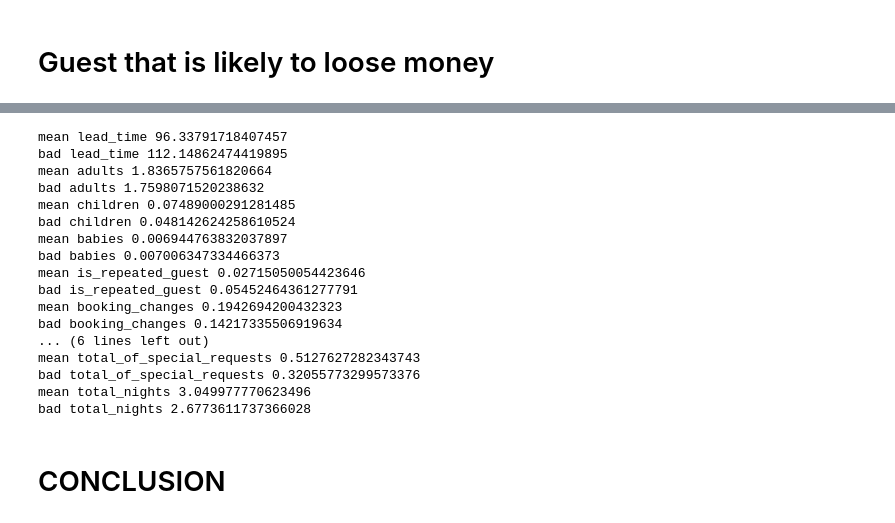
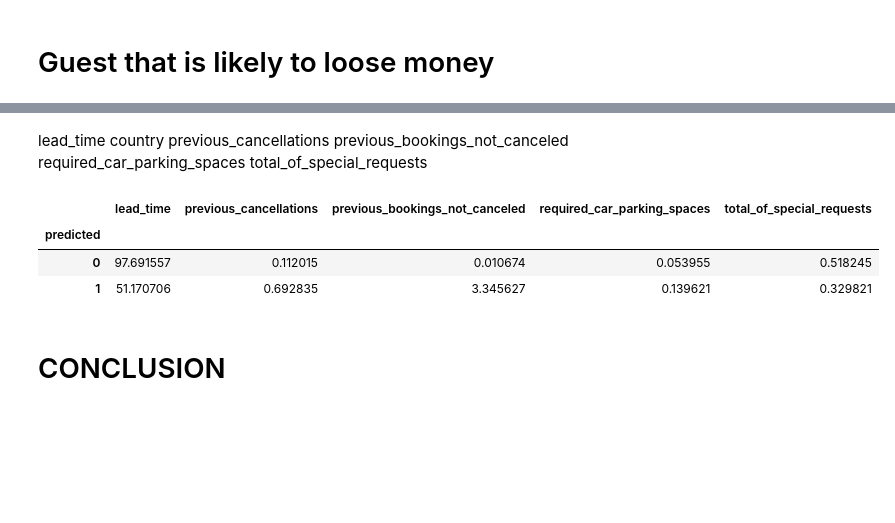
Before and after one commit to vzwork/data_science_project_2, a Jupyter notebook: project_en.ipynb, the cells around one changed output, grey strips where cells are left out. Saved outputs shown, nothing was run; the diff lists cells and outputs as text; code cells hidden in the pictures; blank space fills up the shorter version.

```diff
--- a/project_en.ipynb
+++ b/project_en.ipynb
@@ -1138,13 +1152,13 @@ Money saved: 6479800.0
 # Guest that is likely to loose money
 # %%
 df_train_features = df_train.drop(
-  ['id', 'is_canceled', 'arrival_date_month', 'meal', 'country', 'distribution_channel', 'reserved_room_type', 'customer_type'], axis=1)
+  ['id', 'is_canceled', 'arrival_date_month', 'arrival_date_year', 'meal', 'country', 'distribution_channel', 'reserved_room_type', 'customer_type'], axis=1)
 # %%
 series_predicted = model_tree.predict(df_train_features)
 df_bad_visitor = df_train_features.copy()
 df_bad_visitor['predicted'] = series_predicted
 # %%
-df_bad_visitor = df_bad_visitor[df_bad_visitor['predicted'] == 1]
+# df_bad_visitor = df_bad_visitor[df_bad_visitor['predicted'] == 1]
 # %%
 print(df_train_features.columns)
 # %% [output]
@@ -1159,43 +1176,21 @@ Index(['lead_time', 'arrival_date_year', 'arrival_date_week_number',
-# %%
-print('mean lead_time', df_train_features['lead_time'].mean())
-print('bad lead_time', df_bad_visitor['lead_time'].mean())
-print('mean adults', df_train_features['adults'].mean())
-print('bad adults', df_bad_visitor['adults'].mean())
-print('mean children', df_train_features['children'].mean())
-print('bad children', df_bad_visitor['children'].mean())
-print('mean babies', df_train_features['babies'].mean())
-print('bad babies', df_bad_visitor['babies'].mean())
-print('mean is_repeated_guest', df_train_features['is_repeated_guest'].mean())
-print('bad is_repeated_guest', df_bad_visitor['is_repeated_guest'].mean())
-print('mean booking_changes', df_train_features['booking_changes'].mean())
-print('bad booking_changes', df_bad_visitor['booking_changes'].mean())
-print('mean previous_bookings_not_canceled', df_train_features['previous_bookings_not_canceled'].mean())
-print('bad previous_bookings_not_canceled', df_bad_visitor['previous_bookings_not_canceled'].mean())
-print('mean previous_cancellations', df_train_features['previous_cancellations'].mean())
-print('bad previous_cancellations', df_bad_visitor['previous_cancellations'].mean())
-print('mean required_car_parking_spaces', df_train_features['required_car_parking_spaces'].mean())
-print('bad required_car_parking_spaces', df_bad_visitor['required_car_parking_spaces'].mean())
-print('mean total_of_special_requests', df_train_features['total_of_special_requests'].mean())
-print('bad total_of_special_requests', df_bad_visitor['total_of_special_requests'].mean())
-print('mean total_nights', df_train_features['total_nights'].mean())
-print('bad total_nights', df_bad_visitor['total_nights'].mean())
-# %% [output]
-mean lead_time 96.33791718407457
-bad lead_time 112.14862474419895
-mean adults 1.8365757561820664
-bad adults 1.7598071520238632
-mean children 0.07489000291281485
-bad children 0.048142624258610524
-mean babies 0.006944763832037897
-bad babies 0.007006347334466373
-mean is_repeated_guest 0.02715050054423646
-bad is_repeated_guest 0.05452464361277791
-mean booking_changes 0.1942694200432323
-bad booking_changes 0.14217335506919634
-... (6 lines left out)
-mean total_of_special_requests 0.5127627282343743
-bad total_of_special_requests 0.32055773299573376
-mean total_nights 3.049977770623496
-bad total_nights 2.6773611737366028
+# %% [markdown]
+lead_time
+country
+previous_cancellations
+previous_bookings_not_canceled
+required_car_parking_spaces
+total_of_special_requests
+# %%
+df_bad_visitor[['predicted',
+               'lead_time',
+               'previous_cancellations',
+               'previous_bookings_not_canceled',
+               'required_car_parking_spaces',
+               'total_of_special_requests']].groupby(['predicted']).mean()
+# %% [output]
+|  | lead_time | previous_cancellations | previous_bookings_not_canceled | required_car_parking_spaces | total_of_special_requests |
+| predicted |  |  |  |  |  |
+| 0 | 97.691557 | 0.112015 | 0.010674 | 0.053955 | 0.518245 |
+| 1 | 51.170706 | 0.692835 | 3.345627 | 0.139621 | 0.329821 |
 # %% [markdown]
 # CONCLUSION
```
Also changed, not shown: parts of 69 cells of this notebook, 2 other files.
